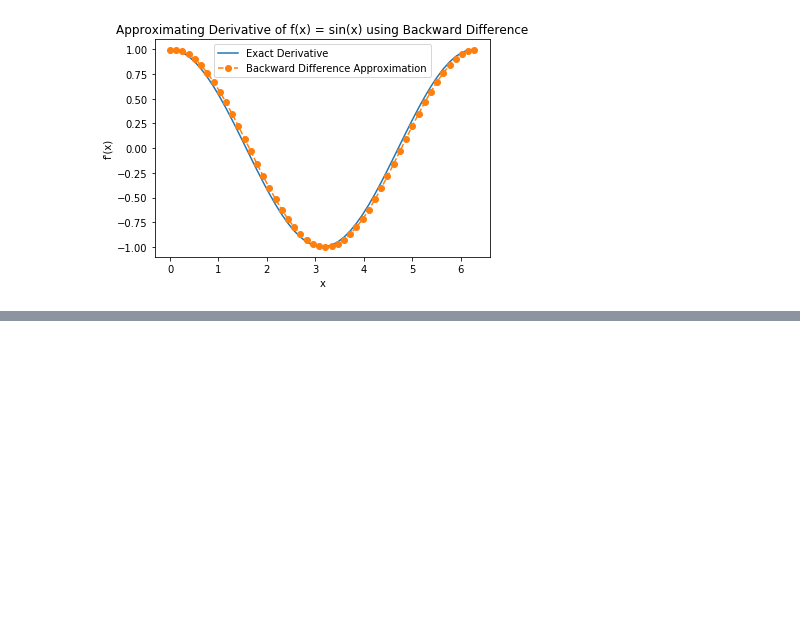
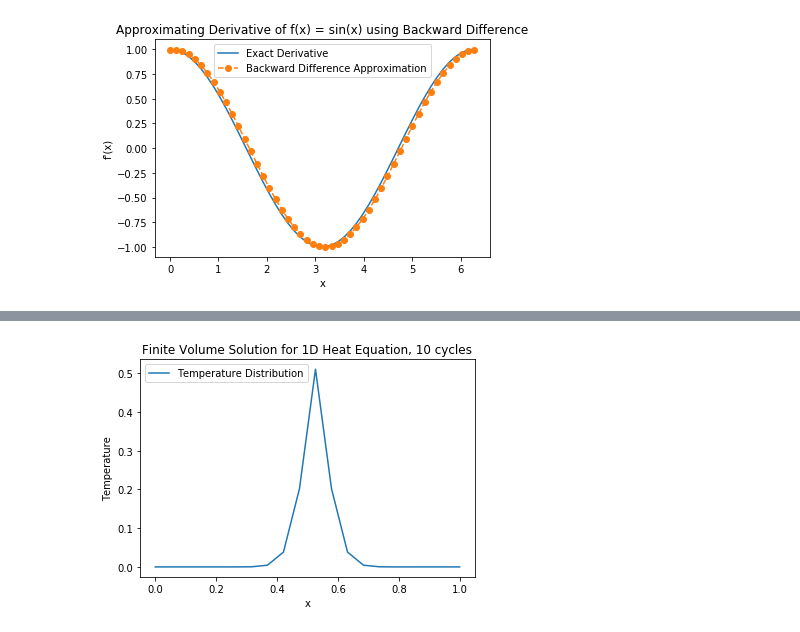
Before and after one commit to rithikabakshi/coe311k, a Jupyter notebook: classwork/sampleCode/discretization.ipynb, the cells around one changed output, grey strips where cells are left out. Saved outputs shown, nothing was run; the diff lists cells and outputs as text; code cells hidden in the pictures; blank space fills up the shorter version.

```diff
--- a/classwork/sampleCode/discretization.ipynb
+++ b/classwork/sampleCode/discretization.ipynb
@@ -80,0 +132,21 @@ plt.show()
+# %%
+# finite volume method
+
+
+# FVM discretization loop
+for n in range(10):
+    u_new = u.copy()
+    for i in range(1, Nx - 1):
+        u_new[i] = u[i] + alpha * dt / dx**2 * (u[i + 1] - 2 * u[i] + u[i - 1])
+    u = u_new
+
+# Plot the final temperature distribution
+x = np.linspace(0, L, Nx)
+plt.plot(x, u, label='Temperature Distribution')
+plt.xlabel('x')
+plt.ylabel('Temperature')
+plt.title('Finite Volume Solution for 1D Heat Equation, 10 cycles')
+plt.legend()
+plt.show()
+# %% [output]
+[figure, added]
```
Also changed, not shown: parts of 7 cells of this notebook, 1 other file.
